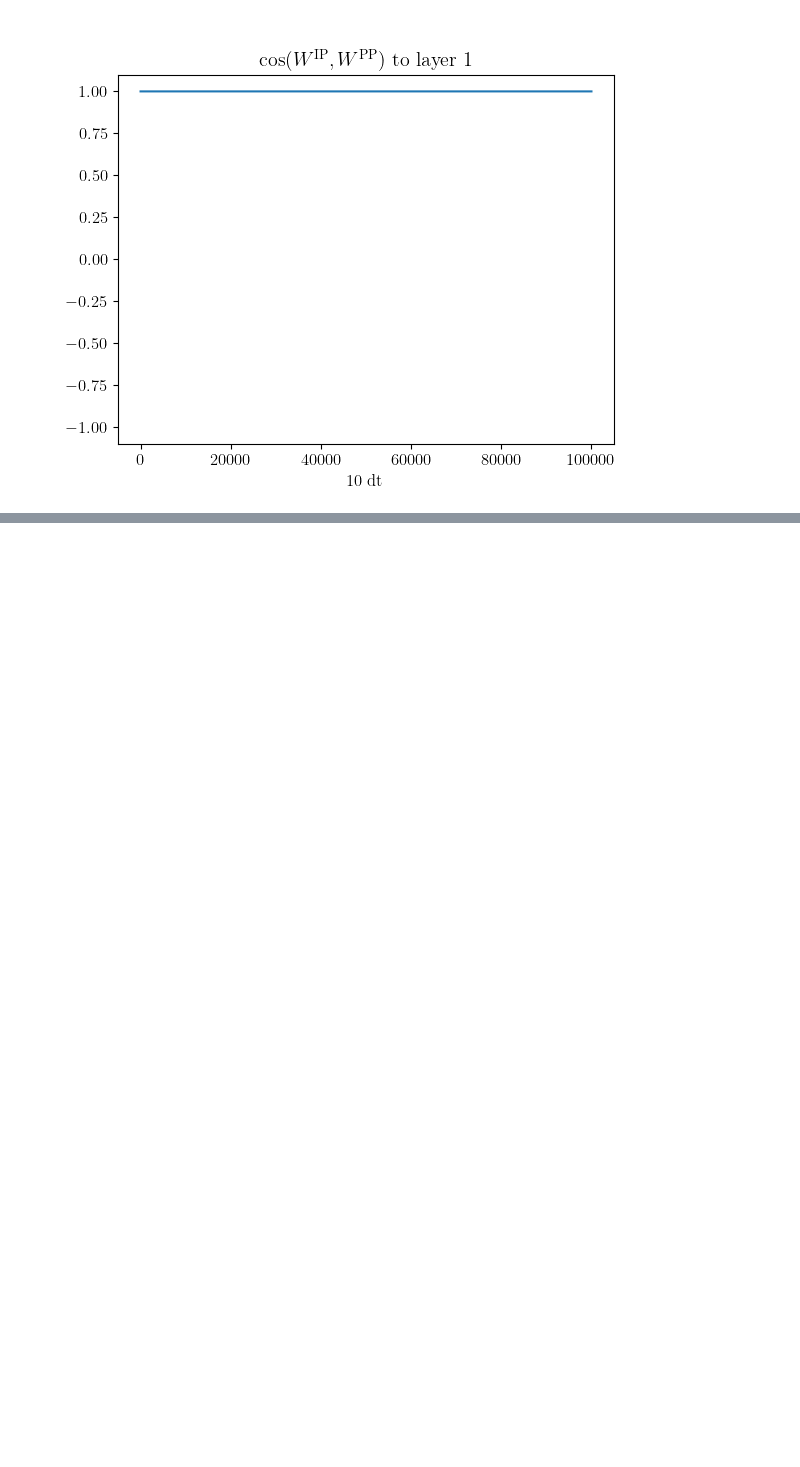
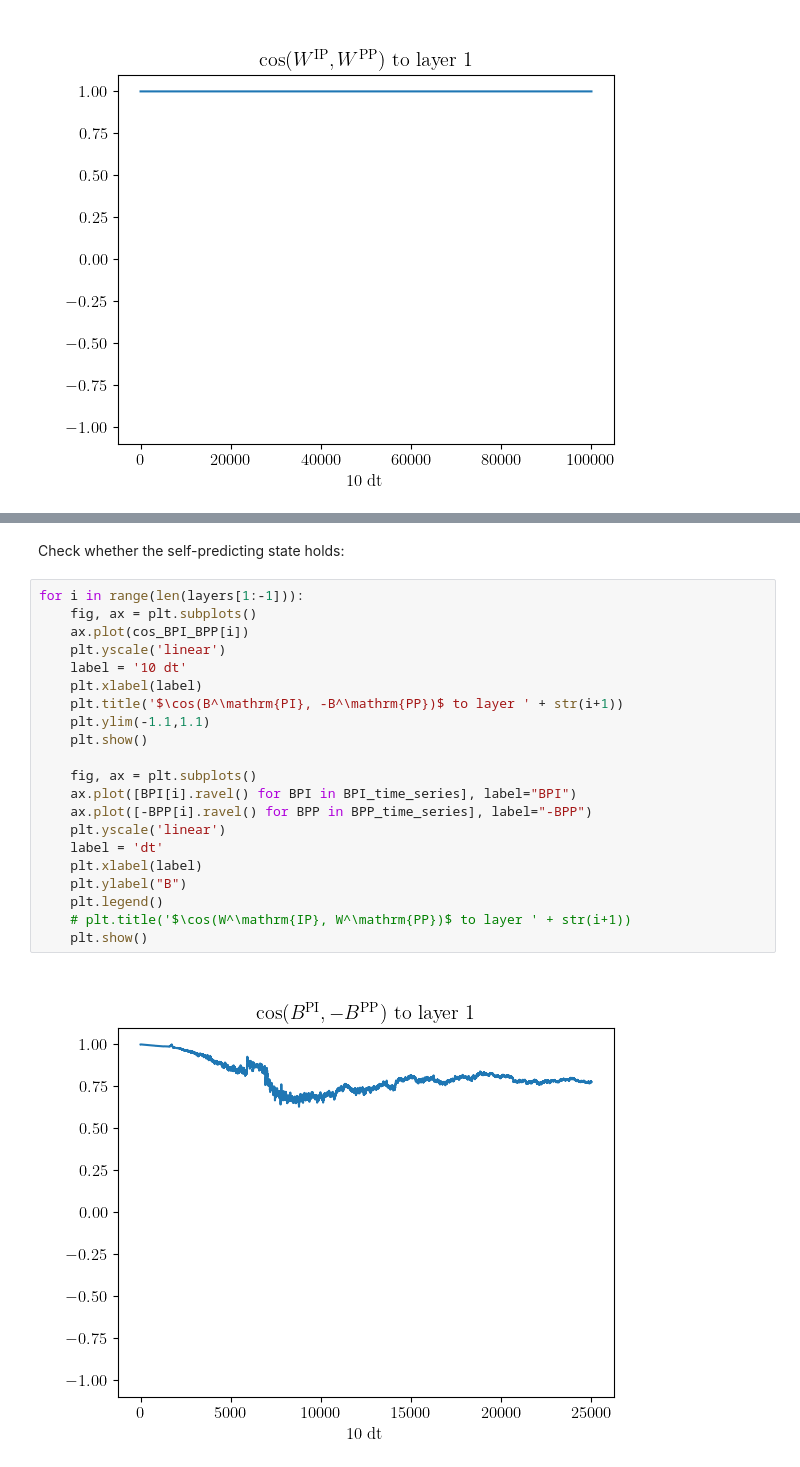
Before and after one commit to kma-code/Phaseless-Alignment-Learning, a Jupyter notebook: RtDeep/RtDeep W.T simple demo.ipynb, the cells around one changed output, grey strips where cells are left out. Drawn from its saved outputs; the diff is of its cells as text; blank space fills up the shorter version.

```diff
--- a/RtDeep/RtDeep W.T simple demo.ipynb
+++ b/RtDeep/RtDeep W.T simple demo.ipynb
@@ -1102,0 +1511,25 @@ for i in range(len(layers[1:-1])):
+# %% [markdown]
+Check whether the self-predicting state holds:
+# %%
+for i in range(len(layers[1:-1])):
+    fig, ax = plt.subplots()
+    ax.plot(cos_BPI_BPP[i])
+    plt.yscale('linear')
+    label = '10 dt'
+    plt.xlabel(label)
+    plt.title('$\cos(B^\mathrm{PI}, -B^\mathrm{PP})$ to layer ' + str(i+1))
+    plt.ylim(-1.1,1.1)
+    plt.show()
+
+    fig, ax = plt.subplots()
+    ax.plot([BPI[i].ravel() for BPI in BPI_time_series], label="BPI")
+    ax.plot([-BPP[i].ravel() for BPP in BPP_time_series], label="-BPP")
+    plt.yscale('linear')
+    label = 'dt'
+    plt.xlabel(label)
+    plt.ylabel("B")
+    plt.legend()
+    # plt.title('$\cos(W^\mathrm{IP}, W^\mathrm{PP})$ to layer ' + str(i+1))
+    plt.show()
+# %% [output]
+[figure, added]
```
Also changed, not shown: parts of 26 cells of this notebook, 1 other file.
